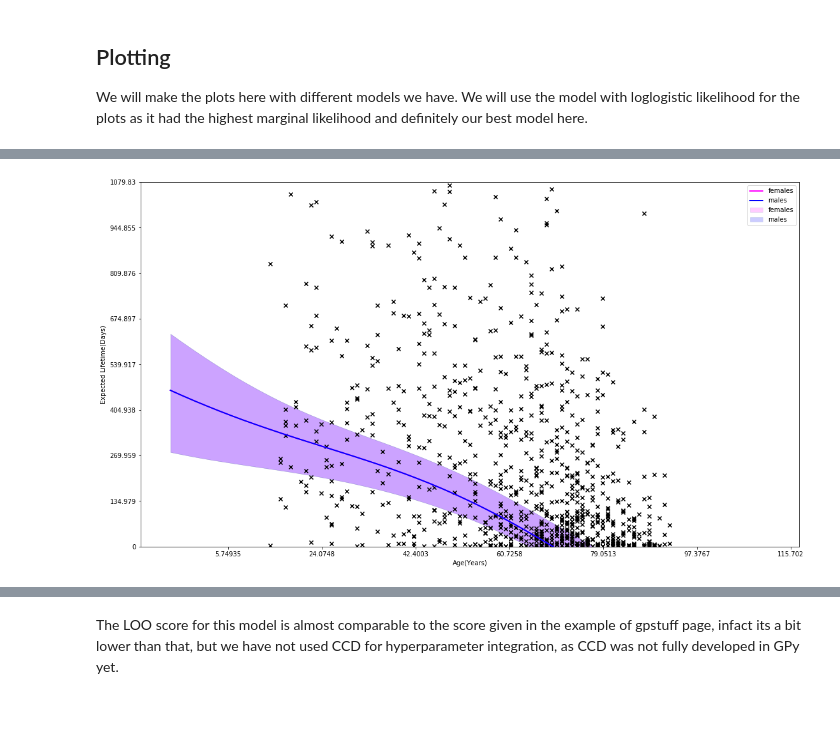
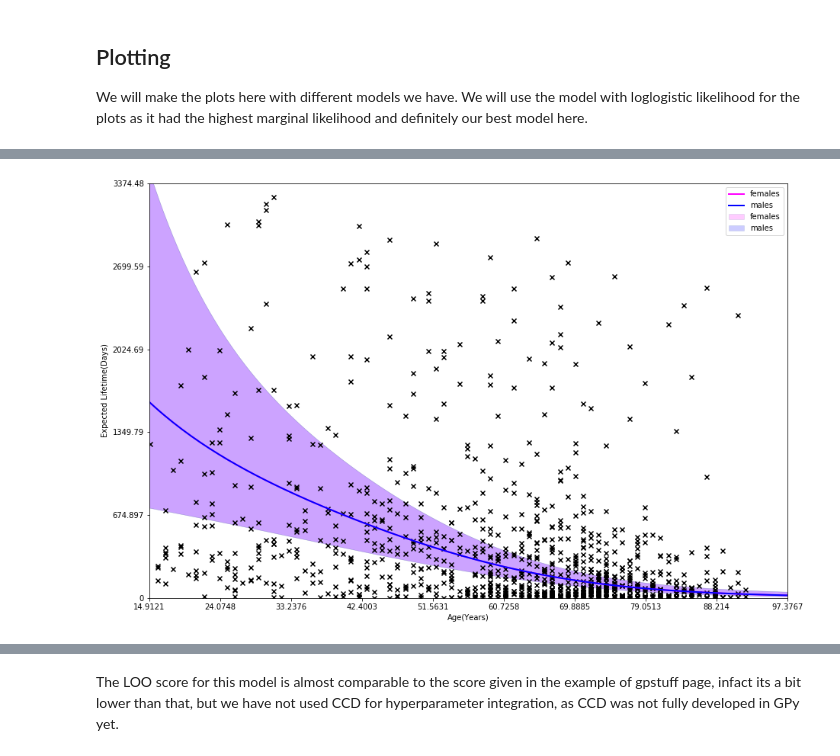
Before and after one commit to adhaka/notebook_gallery, a Jupyter notebook: clean/Survival-GP-Demo-Clean.ipynb, the cells around one changed output, grey strips where cells are left out. Drawn from its saved outputs; the diff is of its cells as text; code cells hidden in the pictures; blank space fills up the shorter version.

Commit message:
adding more description for the plots and massive improvement to the plots after Alans tip ..

```diff
--- a/clean/Survival-GP-Demo-Clean.ipynb
+++ b/clean/Survival-GP-Demo-Clean.ipynb
@@ -80,6 +82,8 @@ Take the survival time from the data and save it as y(outcome variable)
 y_st = le_df['time']
 # %%
 y_gmean = gmean(y_st)
+Y = y_st / y_gmean
+Y = Y[:,None]
 print(y_gmean)
 # %% [output]
 134.979340646
@@ -96,10 +101,10 @@ $$ \bar{Y} = \log(Y+1) $$
 # %%
-import pods
-leukemia = pods.datasets.leukemia()
-X = leukemia['X'].copy()
-Y = leukemia['Y'].copy()
-Y = Y / gmean(Y)
-Y = Y.reshape(-1,1)
+# import pods
+# leukemia = pods.datasets.leukemia()
+# X = leukemia['X'].copy()
+# Y = leukemia['Y'].copy()
+# Y = Y / gmean(Y)
+# Y = Y.reshape(-1,1)
 # %% [markdown]
 ## Censoring
 
@@ -451,29 +430,28 @@ We will make the plots here with different models we have. We will use the model
 # %%
 f, ax1 = plt.subplots()
 for i in [ -1, 1]:
 	if i == -1:
 		c='magenta'
 		label='females'
 	else:
 		c = 'blue'
 		label='males'
-# 	m2.plot_mean(fixed_inputs=[(1, i), (2, np.median(XF[:,2])), (3, np.median(XF[:,3]))], plot_raw=True, color=c, ax=ax1, label=label)
-# 	m2.plot_confidence(fixed_inputs=[(1, i), (2, np.median(XF[:,2])), (3, np.median(XF[:,3]))], plot_raw=True, color=c, ax=ax1, label=label)
-	m1.plot_mean(fixed_inputs=[(1, i), (2, np.mean(XF[:,2])), (3, np.mean(XF[:,3]))], plot_raw=True, color=c, ax=ax1, label=label)
-	m1.plot_confidence(fixed_inputs=[(1, i), (2, np.median(XF[:,2])), (3, np.median(XF[:,3]))], plot_raw=True, color=c, ax=ax1, label=label)
+	m1.plot_mean(fixed_inputs=[(1, i), (2, np.median(XF[:,2])), (3, np.median(XF[:,3]))], plot_raw=True, apply_link=True, color=c, ax=ax1, label=label)
+	m1.plot_confidence(fixed_inputs=[(1, i), (2, np.median(XF[:,2])), (3, np.median(XF[:,3]))], plot_raw=True, apply_link=True, color=c, ax=ax1, label=label)
 y_ticks = ticker.FuncFormatter(lambda x, pos: '{0:g}'.format(x*y_gmean))
 x_ticks = ticker.FuncFormatter(lambda x, pos: '{0:g}'.format(x*X_std[0] + X_mean[0]))
 ax1.yaxis.set_major_formatter(y_ticks)
 ax1.xaxis.set_major_formatter(x_ticks)
 m1.plot_data(visible_dims=[0], ax=ax1)
 
 ax1.set_xlabel('Age(Years)')
 ax1.set_ylabel('Expected Lifetime(Days)')
-plt.ylim((0,8))
+plt.ylim((0,25))
+plt.xlim((-2.5,2))
 # plt.ylim((0,7))
 fig = matplotlib.pyplot.gcf()
-fig.set_size_inches(18.5, 10.5)
+fig.set_size_inches(15, 10)
 fig.savefig('plot1-loglog.png', dpi=100)
 # plt.savefig('plot-agevslife.pdf')
 # %% [output]
-[figure, old version]
+[figure, new version]
```
Also changed, not shown: parts of 26 cells of this notebook, 1 other file.
